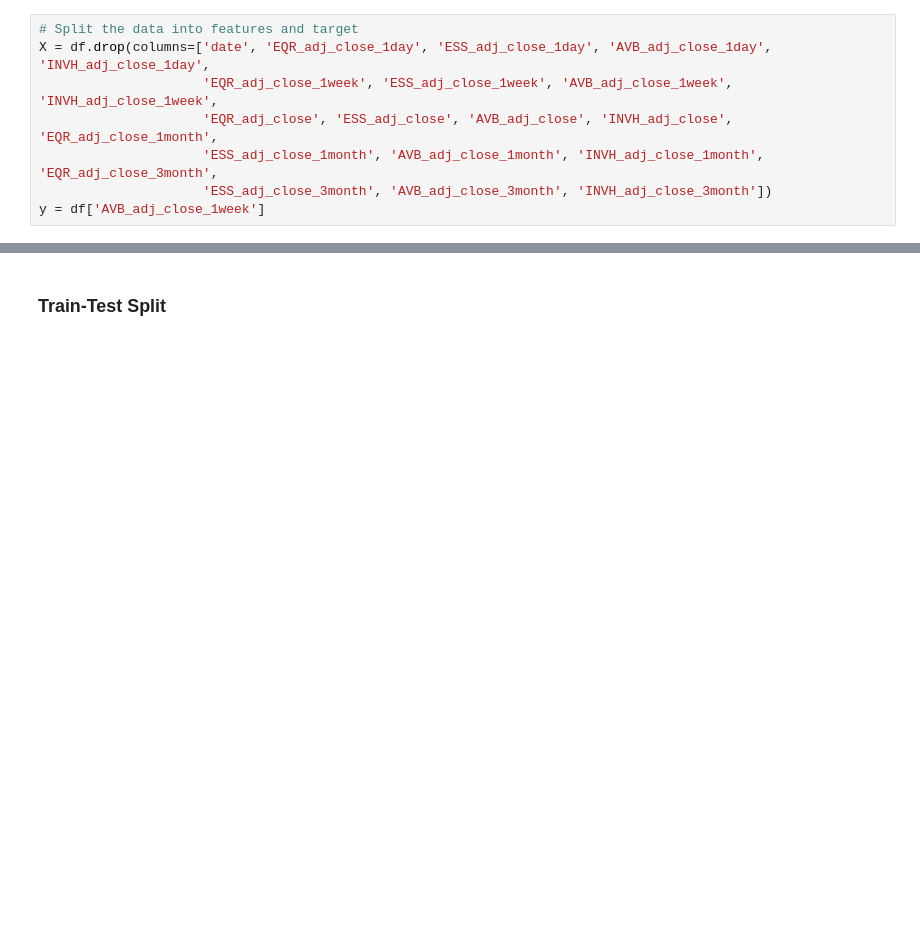
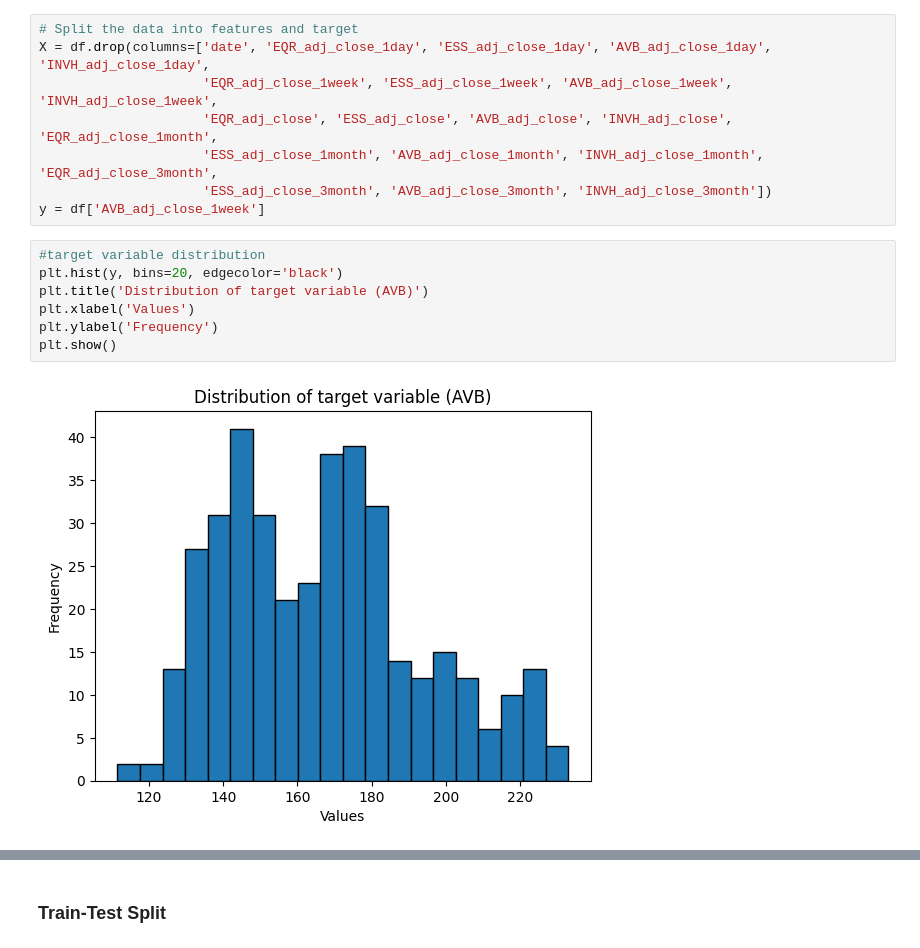
Before and after one commit to itsGarrin/us-residential-housing-price-prediction, a Jupyter notebook: notebooks/AVB_modeling.ipynb, the cells around one changed output, grey strips where cells are left out. Cells and saved outputs as stored; diff of their text form; blank space fills up the shorter version.

Commit message:
add plots

```diff
--- a/notebooks/AVB_modeling.ipynb
+++ b/notebooks/AVB_modeling.ipynb
@@ -151,3 +149,12 @@ X = df.drop(columns=['date', 'EQR_adj_close_1day', 'ESS_adj_close_1day', 'AVB_ad
                      'ESS_adj_close_1month', 'AVB_adj_close_1month', 'INVH_adj_close_1month', 'EQR_adj_close_3month',
                      'ESS_adj_close_3month', 'AVB_adj_close_3month', 'INVH_adj_close_3month'])
 y = df['AVB_adj_close_1week']
+# %%
+#target variable distribution
+plt.hist(y, bins=20, edgecolor='black')
+plt.title('Distribution of target variable (AVB)')
+plt.xlabel('Values')
+plt.ylabel('Frequency')
+plt.show()
+# %% [output]
+[figure, added]
```
Also changed, not shown: parts of 3 cells of this notebook, 2 other files.
